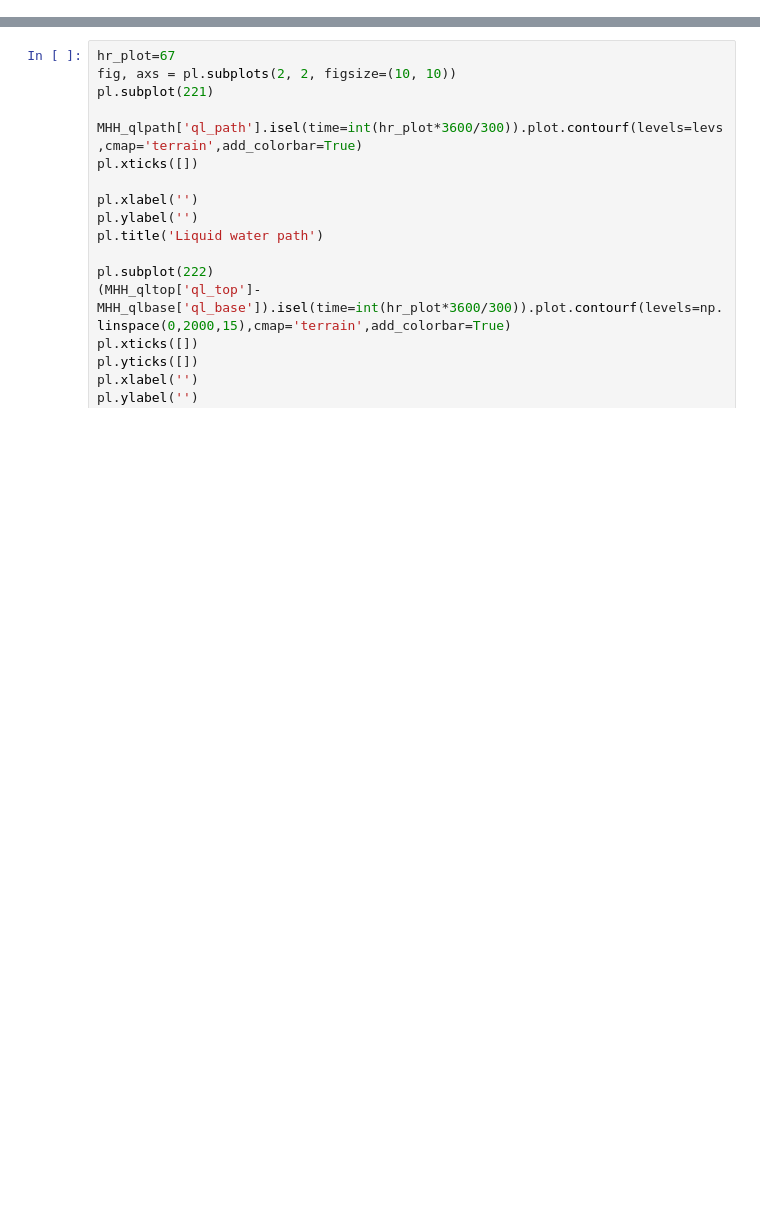
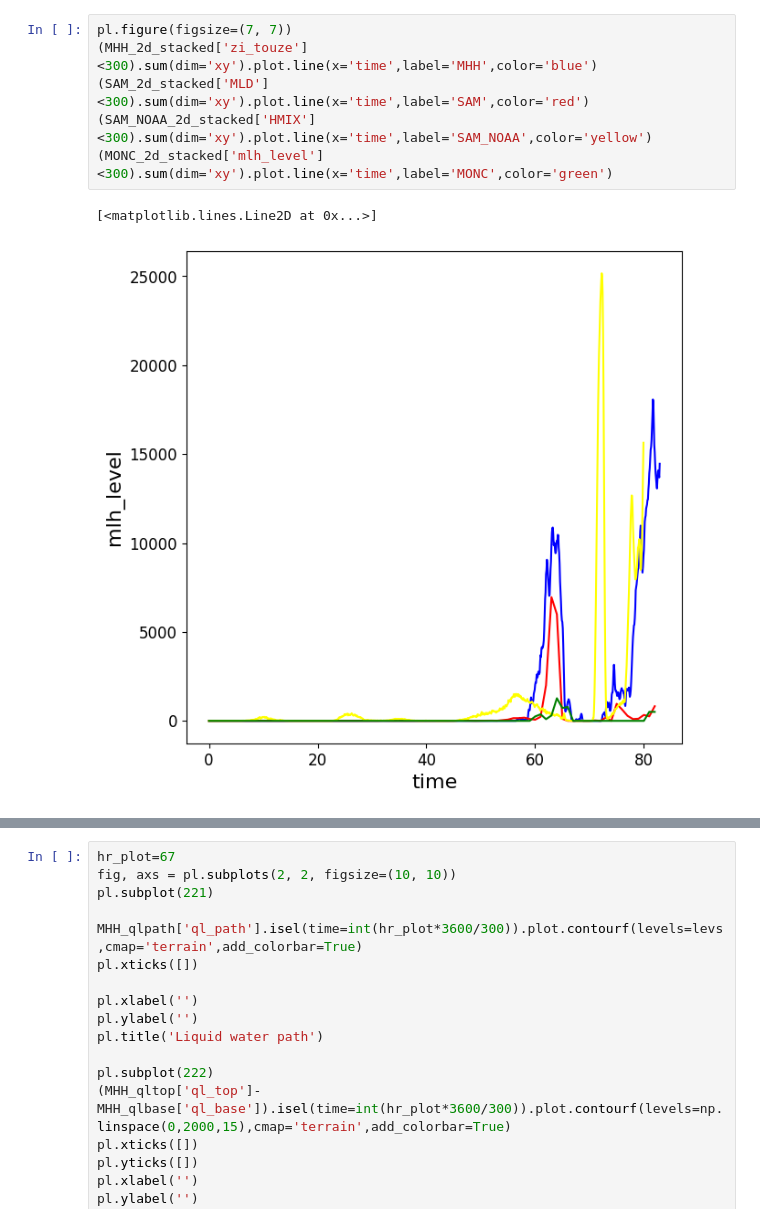
Before and after one commit to girishnigamanth/python_files, a Jupyter notebook: EUREC4A/cloud_2d_plots.ipynb, the cells around one changed output, grey strips where cells are left out. Cells and saved outputs as stored; diff of their text form; blank space fills up the shorter version.

```diff
--- a/EUREC4A/cloud_2d_plots.ipynb
+++ b/EUREC4A/cloud_2d_plots.ipynb
@@ -31 +90,10 @@ DALES_2d['lwp']=DALES_2d['lwp'].where(DALES_2d['lwp']>1e-3,np.nan)
+# %%
+pl.figure(figsize=(7, 7))
+(MHH_2d_stacked['zi_touze']<300).sum(dim='xy').plot.line(x='time',label='MHH',color='blue')
+(SAM_2d_stacked['MLD']<300).sum(dim='xy').plot.line(x='time',label='SAM',color='red')
+(SAM_NOAA_2d_stacked['HMIX']<300).sum(dim='xy').plot.line(x='time',label='SAM_NOAA',color='yellow')
+(MONC_2d_stacked['mlh_level']<300).sum(dim='xy').plot.line(x='time',label='MONC',color='green')
+# %% [output]
+[<matplotlib.lines.Line2D at 0x...>]
+[figure, added]
 # %%
```
Also changed, not shown: parts of 9 cells of this notebook, 9 other files.
